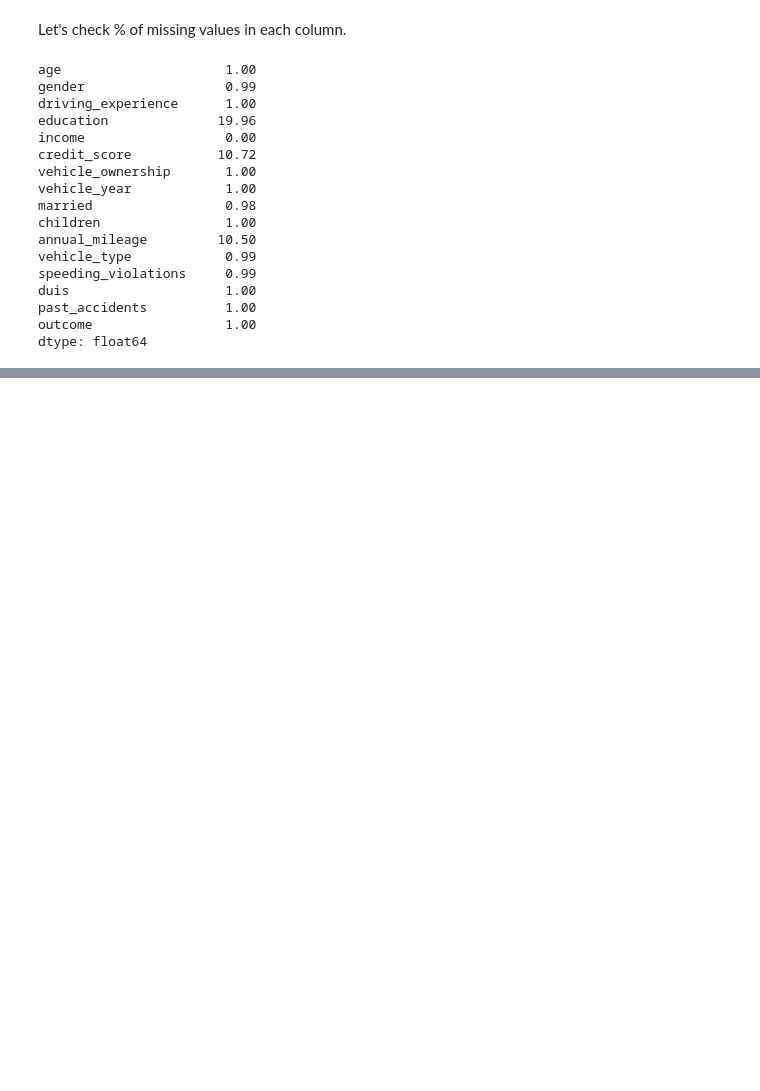
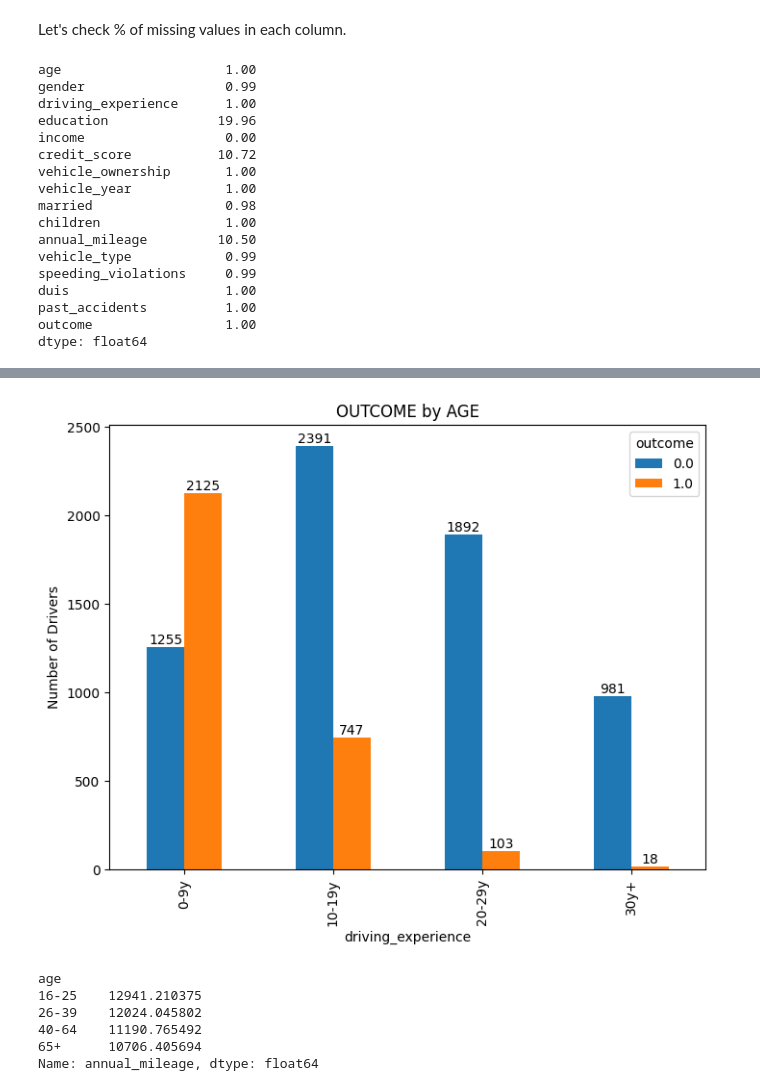
Before and after one commit to mariakyrychok/ds_homeworks, a Jupyter notebook: lec_4/main.ipynb, the cells around one changed output, grey strips where cells are left out. Cells and saved outputs as stored; diff of their text form; code cells hidden in the pictures; blank space fills up the shorter version.

```diff
--- a/lec_4/main.ipynb
+++ b/lec_4/main.ipynb
@@ -200,11 +208,11 @@ claims['education'].fillna('unknown',inplace=True)
 # %%
-income_groups = ['poverty', 'working class', 'middle class', 'upper class']
+income_grouped = claims.groupby('income')
 
-for income in income_groups:
-    mask = claims['income'] == income
-
-    avg_credit_score = claims[mask]["credit_score"].mean()
-    claims.loc[mask, 'credit_score'] = claims.loc[mask,'credit_score'].fillna(avg_credit_score)
-
-    median_vehicle_ownership = claims[mask]["vehicle_ownership"].median()
-    claims.loc[mask, 'vehicle_ownership'] = claims.loc[mask,'vehicle_ownership'].fillna(median_vehicle_ownership)
+claims['credit_score'] = (
+    income_grouped['credit_score'].apply(lambda group: group.fillna(group.mean())).reset_index(level=0)['credit_score']
+)
+claims['vehicle_ownership'] = (
+    income_grouped['vehicle_ownership']
+    .apply(lambda group: group.fillna(group.median()))
+    .reset_index(level=0)['vehicle_ownership']
+)
@@ -221,7 +233,5 @@ for key, value in driving_experience_to_age.items():
 # %%
-age_groups = driving_experience_to_age.values()
-
-for age in age_groups:
-    mask = claims['age'] == age
-    avg_annual_mileage = claims[mask]['annual_mileage'].mean()
-    claims.loc[mask, 'annual_mileage'] = claims.loc[mask,'annual_mileage'].fillna(avg_annual_mileage)
+claims['annual_mileage'] = (
+    claims.groupby('age')['annual_mileage']
+    .apply(lambda group: group.fillna(group.mean())).reset_index(level=0)['annual_mileage']
+)
@@ -229,12 +241,9 @@ for age in age_groups:
 columns = ['past_accidents', 'speeding_violations', 'duis']
 
 for col in columns:
-    by_driving_experience_and_gender = claims.groupby(['driving_experience', 'gender'])[col].agg('median').reset_index()
-    claims[col] = claims.apply(
-        lambda row:
-        by_driving_experience_and_gender[
-            (by_driving_experience_and_gender['driving_experience'] == row['driving_experience']) &
-            (by_driving_experience_and_gender['gender'] == row['gender'])
-        ].iloc[0][col] if pd.isna(row[col]) else row[col],
-        axis=1
+    claims[col] = (
+        claims
+            .groupby(['driving_experience','gender'])[col]
+            .apply(lambda x: x.fillna(x.median()))
+            .reset_index(level=[0, 1])[col]
     )
@@ -266,0 +300,15 @@ claims.reset_index(inplace=True)
+# %%
+ax= claims.groupby(['driving_experience','outcome']).size().unstack().plot(kind='bar',figsize=(8,6),ylabel='Number of Drivers',title="OUTCOME by AGE")
+for p in ax.patches:
+    ax.annotate(f'{p.get_height()}',(p.get_x()+p.get_width()/2, p.get_height()),ha='center',va='bottom')
+# %% [output]
+[figure, added]
+# %%
+claims.groupby('age')['annual_mileage'].agg('mean')
+# %% [output]
+age
+16-25    12941.210375
+26-39    12024.045802
+40-64    11190.765492
+65+      10706.405694
+Name: annual_mileage, dtype: float64
```
Also changed, not shown: parts of 15 cells of this notebook.
